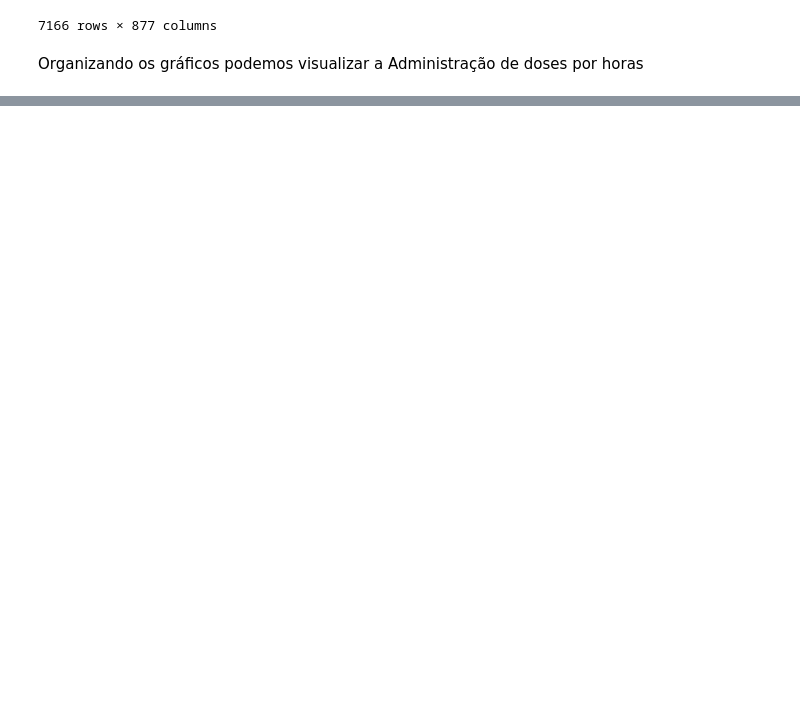
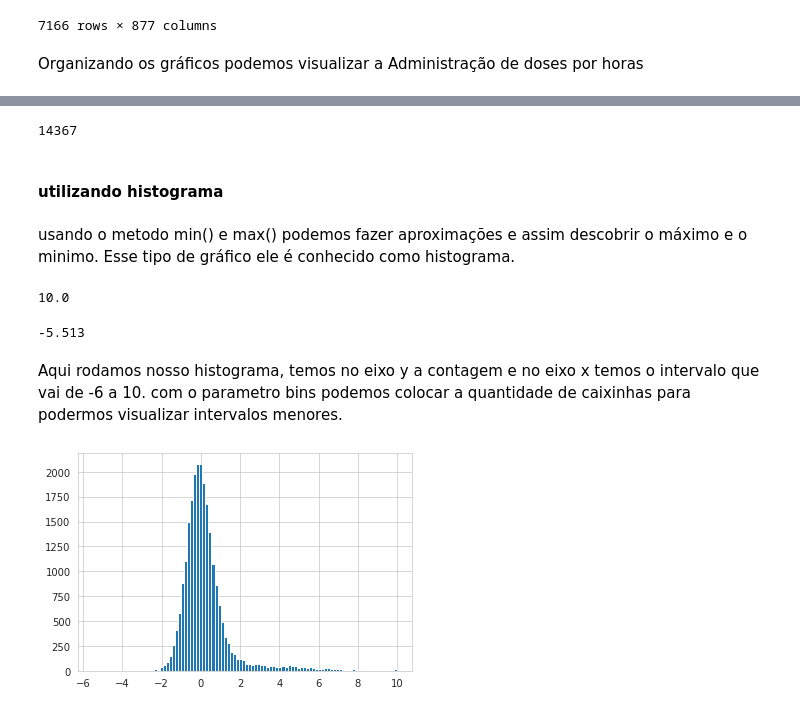
Before and after one commit to hywenklis/ImersaoDeDados, a Jupyter notebook: Imersão_de_Dados_Alura.ipynb, the cells around one changed output, grey strips where cells are left out. Cells and saved outputs as stored; diff of their text form; code cells hidden in the pictures; blank space fills up the shorter version.

```diff
--- a/Imersão_de_Dados_Alura.ipynb
+++ b/Imersão_de_Dados_Alura.ipynb
@@ -165,0 +211,23 @@ Text(0, 0.5, 'Frequencia')
+# %%
+# Importando a biblioteca seaborn e criando o gráfico
+import seaborn as sns
+
+# aqui por conta de um bug do proprio colab temos que passar esse codigo para que ele salve as configurações padrão do searborn
+sns.set_style('whitegrid')
+
+# com matplotlib podemos entao aumentar o tamanho do nosso grafico
+plt.figure(figsize=(8,6))
+
+
+
+# rodamos entao nosso gráfico
+ax = sns.countplot(x = 'composto', data=dados.query('composto in @cod_compostos'), order=dados['composto'].value_counts().index[:5])
+
+# criando um titulo para o grafico
+ax.set_title('Top 5 compostos', fontdict={'fontsize': 18, 'fontweight':'bold'})
+
+ax.set_xlabel('compostos', fontdict={'fontsize': 13, 'fontweight':'bold'})
+ax.set_ylabel('contagem', fontdict={'fontsize': 13, 'fontweight':'bold'})
+
+# tirando as configurações e deixando a visualização mais limpa
+plt.show()
@@ -165,0 +236,25 @@ Text(0, 0.5, 'Frequencia')
+# %%
+# chamando a função len ela retorna quantos elementos unicos temos dentro do g0
+len(dados['g0'].unique())
+# %% [output]
+14367
+# %% [markdown]
+#### utilizando histograma
+# %% [markdown]
+usando o metodo min() e max() podemos fazer aproximações e assim descobrir o máximo e o minimo. Esse tipo de gráfico ele é conhecido como histograma.
+# %%
+dados['g0'].max()
+# %% [output]
+10.0
+# %%
+
+dados['g0'].min()
+# %% [output]
+-5.513
+# %% [markdown]
+Aqui rodamos nosso histograma, temos no eixo y a contagem e no eixo x temos o intervalo que vai de -6 a 10. com o parametro bins podemos colocar a quantidade de caixinhas para podermos visualizar intervalos menores.
+# %%
+dados['g0'].hist(bins = 100)
+plt.show()
+# %% [output]
+[figure, added]
```
Also changed, not shown: parts of 37 cells of this notebook.
